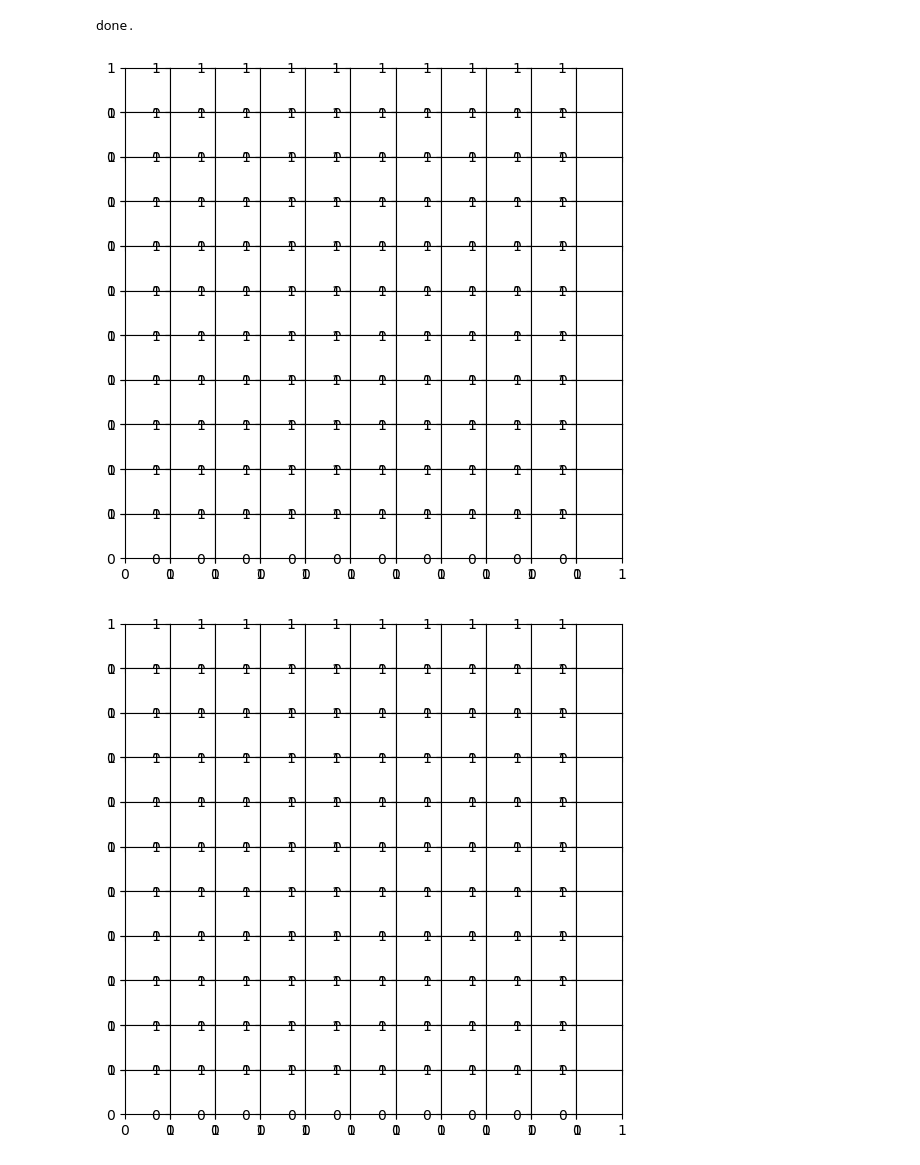
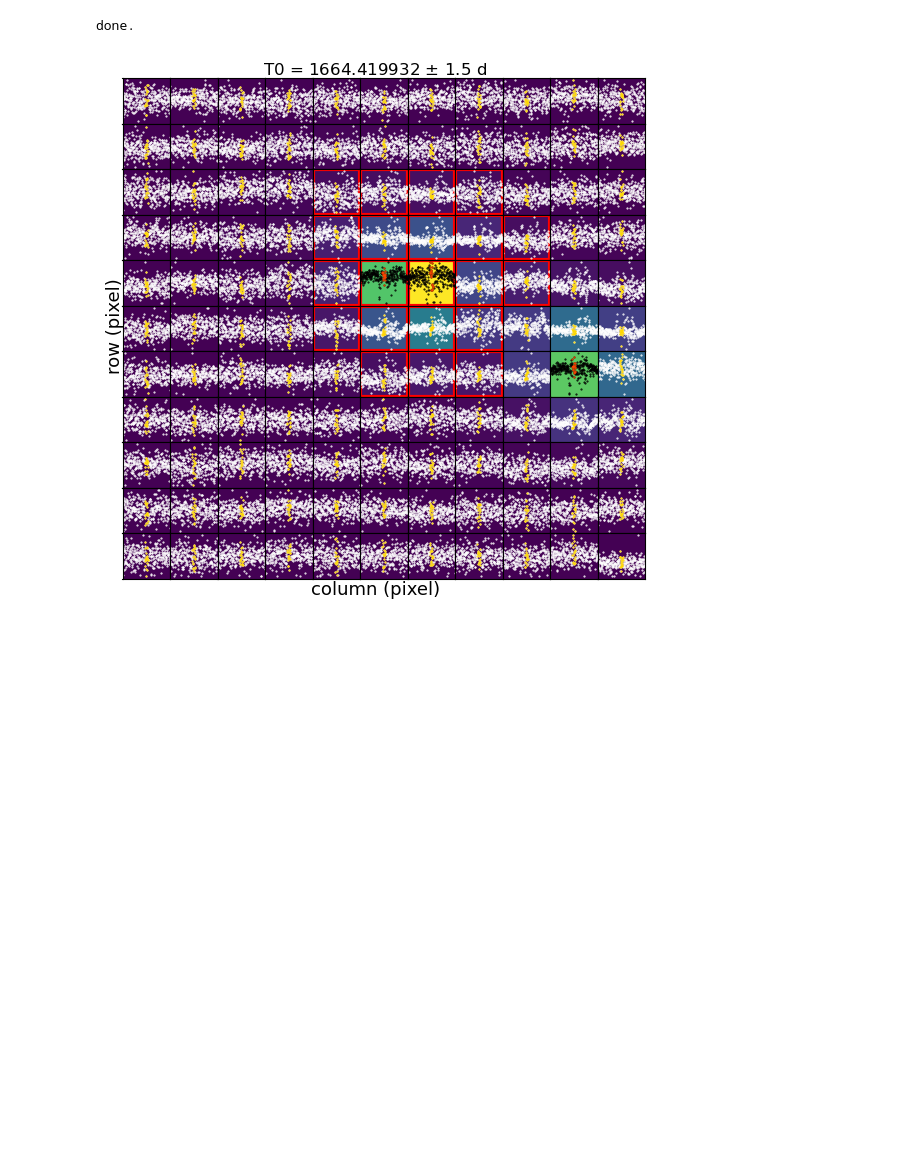
Before and after one commit to pdrolucasz/transit-method-exoplanet, a Jupyter notebook: Main_Pixel_Level_Validation.ipynb, the cells around one changed output. Cells and saved outputs as stored; diff of their text form; code cells hidden in the pictures; blank space fills up the shorter version.

```diff
--- a/Main_Pixel_Level_Validation.ipynb
+++ b/Main_Pixel_Level_Validation.ipynb
@@ -11,6 +12,7 @@ def plot_pixel_level_LC(tpf, transit_time, ql = False):
     tpf_list = [tpf.flux.value]
     bkg_list = [np.nanmean(tpf.flux.value,axis = 0)]
     arrshape_list = [tpf.flux.shape]
+    tpf_pipeline_mask = tpf.pipeline_mask
 
     # loop through the transits and make plot for each ( only the first is currently displayed in the pdf report)
     for idx, X1_original in enumerate(tpf_list):
@@ -45,6 +47,12 @@ def plot_pixel_level_LC(tpf, transit_time, ql = False):
             ii = arrshape[1]-1-i # we want to plot this such that the pixels increase from left to right and bottom to top
 
             for j in range(0,arrshape[2]):
+                try:
+                    if tpf_pipeline_mask[i, j]:
+                        rect = Rectangle((0, 0), 1, 1, linewidth=3, edgecolor='red', facecolor='none', transform=ax[ii, j].transAxes)
+                        ax[ii, j].add_patch(rect)
+                except:
+                    pass
 
                 apmask = np.zeros(arrshape[1:], dtype=int)
                 apmask[i,j] = 1
@@ -142,13 +150,13 @@ def rebin(arr,new_shape):
         new_shape[1], arr.shape[1] // new_shape[1])
     return arr.reshape(shape).mean(-1).mean(1)
 # %%
-TIC = "TIC 88863718"
+TIC = "TIC 50309953"
 
-search_result = lk.search_targetpixelfile(TIC, author="SPOC", sector = 61)[0]
+search_result = lk.search_targetpixelfile(TIC, author="SPOC", sector = 13)[0]
 tpf = search_result.download()
 tpf.plot(aperture_mask="pipeline")
 
-sector_data = lk.search_lightcurve(TIC, author = "SPOC", sector = 61)[0]
+sector_data = lk.search_lightcurve(TIC, author = "SPOC", sector = 13)[0]
 
 lc = sector_data.download()
 lc.plot(linewidth = 0, marker = ".", color = "black", alpha = 0.3)
@@ -159,8 +167,7 @@ plt.show()
 # %%
-transit_time = 2963.33046#2964.774745
+transit_time = 1660.899932 + 3.52
 
 plot_pixel_level_LC(tpf, transit_time)
 # %% [output]
 done.
-[figure, old version]
+[figure, new version]
-[figure, removed]
```
Also changed, not shown: parts of 3 cells of this notebook, 5 other files.
